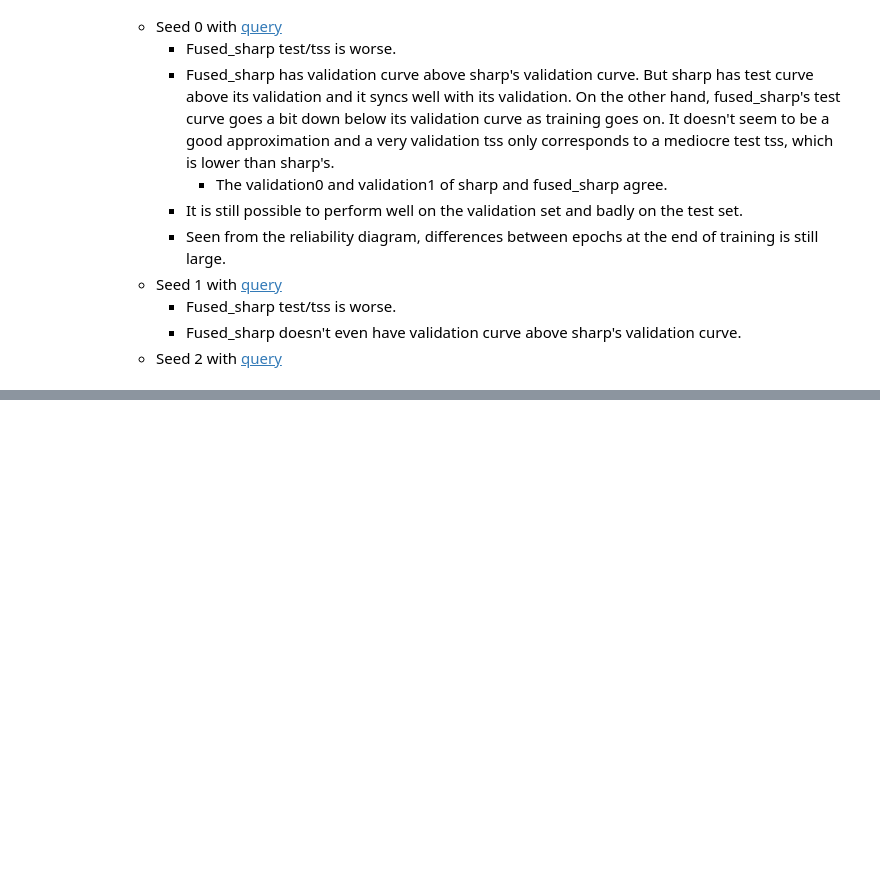
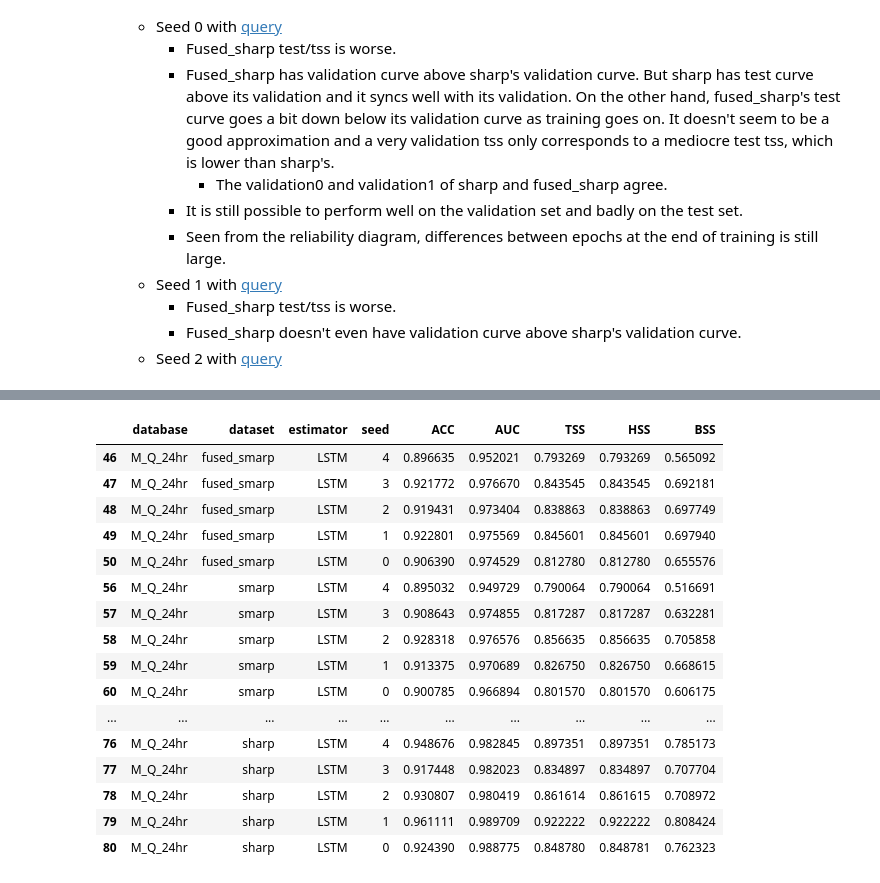
Before and after one commit to ZeyuSun/flare-prediction-smarp, a Jupyter notebook: notebooks/mlflow_results_2.ipynb, the cells around one changed output, grey strips where cells are left out. Drawn from its saved outputs; the diff is of its cells as text; code cells hidden in the pictures; blank space fills up the shorter version.

```diff
--- a/notebooks/mlflow_results_2.ipynb
+++ b/notebooks/mlflow_results_2.ipynb
@@ -576,0 +606,20 @@ dirs = tensorboard(runs_raw)
+# %%
+runs_1.loc[runs_1['estimator'] == 'LSTM'].style.background_gradient(axis=0)
+# %% [output]
+|  | database | dataset | estimator | seed | ACC | AUC | TSS | HSS | BSS |
+| 46 | M_Q_24hr | fused_smarp | LSTM | 4 | 0.896635 | 0.952021 | 0.793269 | 0.793269 | 0.565092 |
+| 47 | M_Q_24hr | fused_smarp | LSTM | 3 | 0.921772 | 0.976670 | 0.843545 | 0.843545 | 0.692181 |
+| 48 | M_Q_24hr | fused_smarp | LSTM | 2 | 0.919431 | 0.973404 | 0.838863 | 0.838863 | 0.697749 |
+| 49 | M_Q_24hr | fused_smarp | LSTM | 1 | 0.922801 | 0.975569 | 0.845601 | 0.845601 | 0.697940 |
+| 50 | M_Q_24hr | fused_smarp | LSTM | 0 | 0.906390 | 0.974529 | 0.812780 | 0.812780 | 0.655576 |
+| 56 | M_Q_24hr | smarp | LSTM | 4 | 0.895032 | 0.949729 | 0.790064 | 0.790064 | 0.516691 |
+| 57 | M_Q_24hr | smarp | LSTM | 3 | 0.908643 | 0.974855 | 0.817287 | 0.817287 | 0.632281 |
+| 58 | M_Q_24hr | smarp | LSTM | 2 | 0.928318 | 0.976576 | 0.856635 | 0.856635 | 0.705858 |
+| 59 | M_Q_24hr | smarp | LSTM | 1 | 0.913375 | 0.970689 | 0.826750 | 0.826750 | 0.668615 |
+| 60 | M_Q_24hr | smarp | LSTM | 0 | 0.900785 | 0.966894 | 0.801570 | 0.801570 | 0.606175 |
+| ... | ... | ... | ... | ... | ... | ... | ... | ... | ... |
+| 76 | M_Q_24hr | sharp | LSTM | 4 | 0.948676 | 0.982845 | 0.897351 | 0.897351 | 0.785173 |
+| 77 | M_Q_24hr | sharp | LSTM | 3 | 0.917448 | 0.982023 | 0.834897 | 0.834897 | 0.707704 |
+| 78 | M_Q_24hr | sharp | LSTM | 2 | 0.930807 | 0.980419 | 0.861614 | 0.861615 | 0.708972 |
+| 79 | M_Q_24hr | sharp | LSTM | 1 | 0.961111 | 0.989709 | 0.922222 | 0.922222 | 0.808424 |
+| 80 | M_Q_24hr | sharp | LSTM | 0 | 0.924390 | 0.988775 | 0.848780 | 0.848781 | 0.762323 |
```
Also changed, not shown: parts of 21 cells of this notebook, 5 other files.
